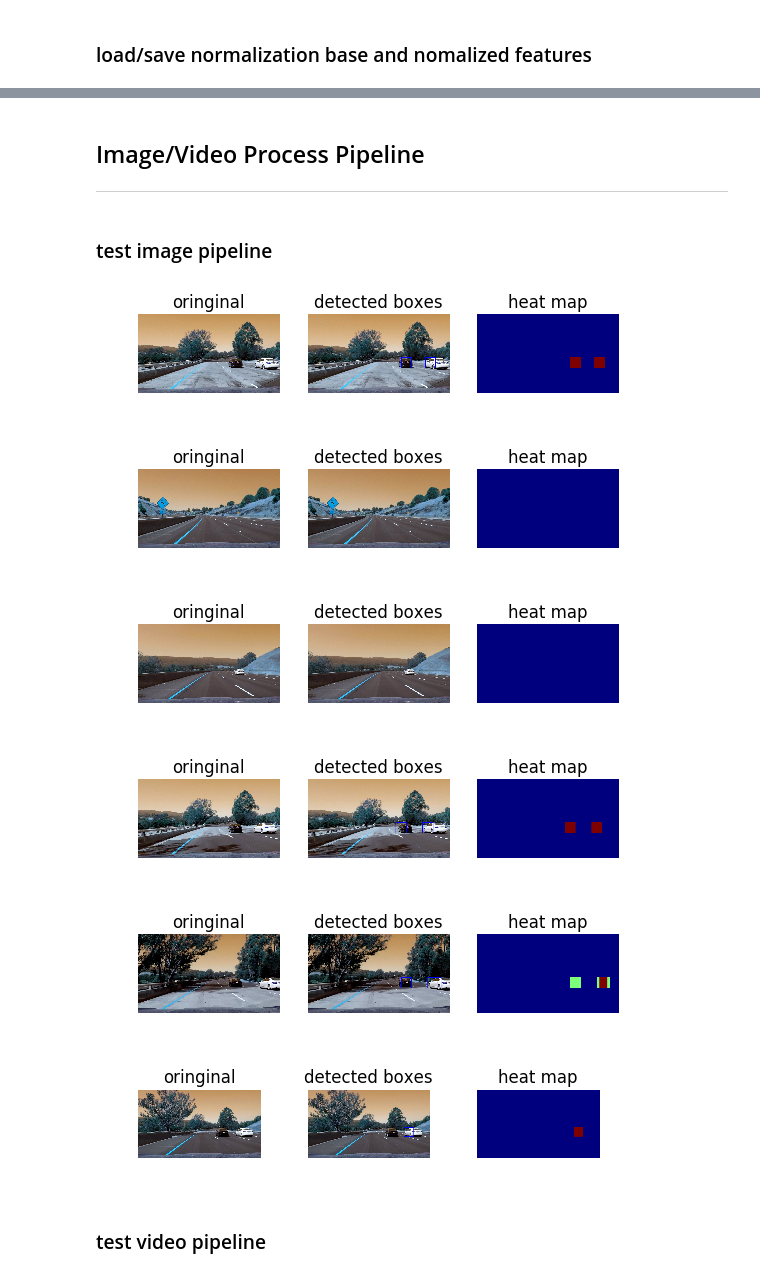
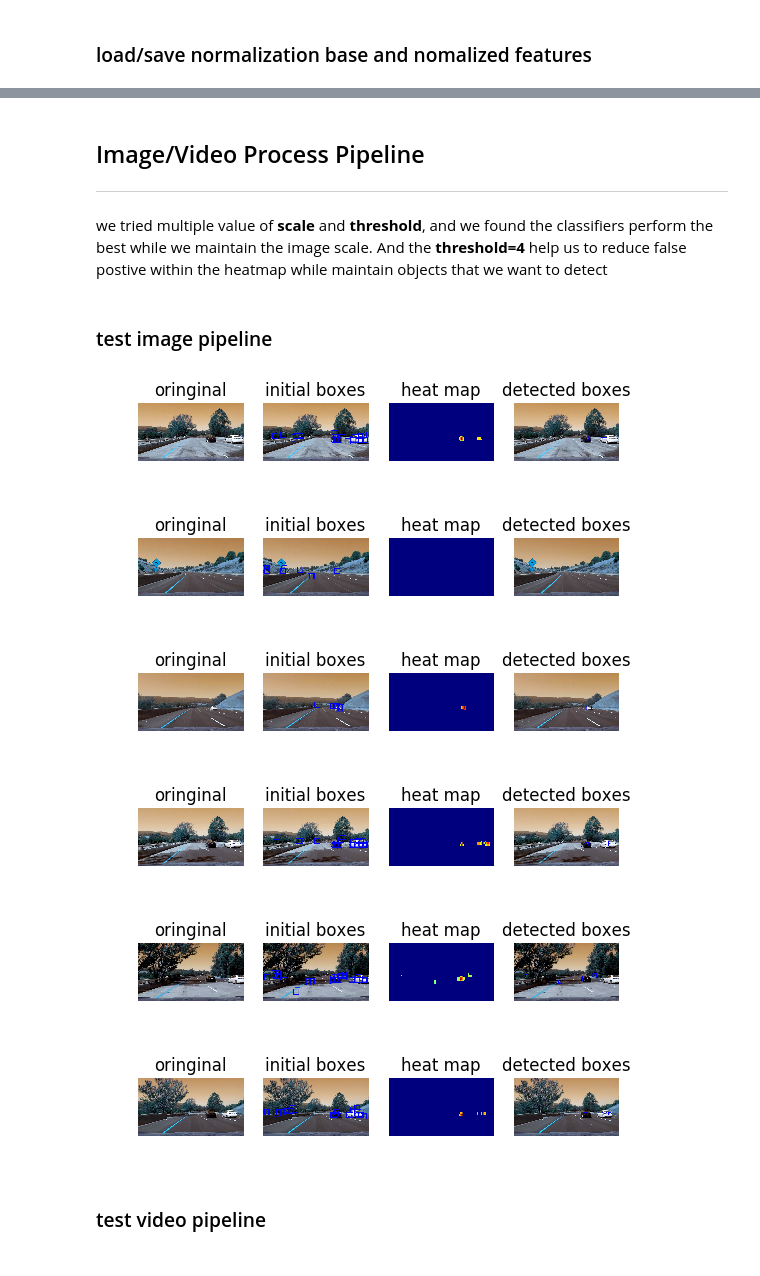
Before and after one commit to seanxwh/Udacity_self_driving_car, a Jupyter notebook: CarND-Vehicle-Detection/vehicle_detection.ipynb, the cells around one changed output, grey strips where cells are left out. Saved outputs shown, nothing was run; the diff lists cells and outputs as text; code cells hidden in the pictures.

```diff
--- a/CarND-Vehicle-Detection/vehicle_detection.ipynb
+++ b/CarND-Vehicle-Detection/vehicle_detection.ipynb
@@ -164,7 +105,7 @@ These parameter are mostly for tuning the model
 cspace='YCrCb'
 spatial_size=(32, 32)
 hist_bins=32
-orient = 12
+orient = 9
 pix_per_cell = 8
 cell_per_block = 2
 hog_channel = "ALL"
@@ -279,7 +329,7 @@ except:
 
 
     train_normalized_base, train_normalized_features = model_pipeline(X_train)
-    test_normalized_base, test_normalized_features = model_pipeline(X_test, train_normalized_base)
+    test_normalized_base, test_normalized_features = model_pipeline(X_test, train_normalized_base, False)
     save_pipelined_data = [train_normalized_base, train_normalized_features,
                            test_normalized_base, test_normalized_features]
 
@@ -354,13 +428,13 @@ There are three main functions in here
 
 **draw_box**: draw a box on the region that the heatmap identified
 # %%
-def find_cars(img, ystart, ystop, scale, svc, X_scaler,
+def find_cars(img, ystart, ystop, scale, model1, model2, X_scaler,
               orient=orient, pix_per_cell=pix_per_cell,
               cell_per_block=cell_per_block, spatial_size=spatial_size,
               hist_bins=hist_bins):
 
     draw_img = np.copy(img)
-    img = img.astype(np.float32)/255.0
+    img = img.astype(np.float32)/255
     img_tosearch = img[ystart:ystop,:,:]
     bounding_boxes = []
     ctrans_tosearch = convert_clr(img_tosearch, 'YCrCb')
@@ -379,7 +453,7 @@ def find_cars(img, ystart, ystop, scale, svc, X_scaler,
     # 64 was the orginal sampling rate, with 8 cells and 8 pix per cell
     window = 64
     nblocks_per_window = (window // pix_per_cell)-1
-    cells_per_step = 2  # Instead of overlap, define how many cells to step
+    cells_per_step = 2 # Instead of overlap, define how many cells to step
     nxsteps = (nxblocks - nblocks_per_window) // cells_per_step
     nysteps = (nyblocks - nblocks_per_window) // cells_per_step
 
@@ -409,11 +483,12 @@ def find_cars(img, ystart, ystop, scale, svc, X_scaler,
             hist_features = color_hist(subimg, nbins=hist_bins)
 
             # Scale features and make a prediction
-            test_features = X_scaler.transform(np.hstack((spatial_features, hist_features, hog_features)).reshape(1, -1))
-            #test_features = X_scaler.transform(np.hstack((shape_feat, hist_feat)).reshape(1, -1))
-            test_prediction = svc.predict(test_features)
+            test_features = X_scaler.transform(np.hstack((spatial_features, hist_features, hog_features)))
 
-            if test_prediction == 1:
+            model1_prediction = model1.predict(test_features)
+            model2_prediction = model2.predict(test_features)
+
+            if model1_prediction==1 and model2_prediction==1:
                 xbox_left = np.int(xleft*scale)
                 ytop_draw = np.int(ytop*scale)
                 win_draw = np.int(window*scale)
@@ -421,7 +496,6 @@ def find_cars(img, ystart, ystop, scale, svc, X_scaler,
                 bounding_boxes.append(((xbox_left, ytop_draw+ystart),(xbox_left+win_draw,ytop_draw+win_draw+ystart)))
 
     return draw_img,bounding_boxes
-
 
 
 
@@ -456,19 +530,21 @@ def draw_labeled_bboxes(img, labels):
         cv2.rectangle(img, bbox[0], bbox[1], (0,0,255), 6)
     # Return the image
     return img
-# %% [markdown]
-## Image/Video Process Pipeline
-----
+# %% [markdown]
+## Image/Video Process Pipeline
+----
+we tried multiple value of **scale** and **threshold**, and we found the classifiers perform the best while we maintain the image scale. And the **threshold=4** help us to reduce false postive within the heatmap while maintain objects that we want to detect
 # %%
-def image_process_pipeline(image, svc=svc, model_scaler=train_normalized_base):
-    ystart = 400
+def image_process_pipeline(image, model1=svc, model2=nn,
+                           model_scaler=train_normalized_base):
+    ystart = 350
     ystop = 656
-    scale = 1.5
-    threshold = 0.015
+    scale = 1
+    threshold = 4
 
     heat = np.zeros_like(image[:,:,0]).astype(np.float)
 
-    _, bounding_boxes = find_cars(image, ystart, ystop, scale, svc, model_scaler)
+    int_draw_pic, bounding_boxes = find_cars(image, ystart, ystop, scale, model1, model2, model_scaler)
 
     heat = add_heat(heat, bounding_boxes)
 
@@ -480,36 +556,36 @@ def image_process_pipeline(image, svc=svc, model_scaler=train_normalized_base):
 
     draw_img = draw_labeled_bboxes(np.copy(image), labels)
 
-    return draw_img, heatmap
+    return draw_img, heatmap, int_draw_pic
 
 def video_process_pipeline(image):
-    img, _ =image_process_pipeline(image)
+    img, _, _ =image_process_pipeline(image)
     return img
 # %% [markdown]
 ### test image pipeline
 # %%
 %matplotlib inline
 test_images_path = glob.glob('./test_images/*.jpg')
-titles = ["oringinal", "detected boxes" , "heat map"]
+titles = ["oringinal","initial boxes", "heat map", "detected boxes"]
 
 for ix, path in enumerate(test_images_path):
     image = read_img(path)
-    draw_img, heatmap = image_process_pipeline(image)
-    imgs = [image, draw_img, heatmap]
+    draw_img, heatmap,int_draw_pic = image_process_pipeline(image)
+    imgs = [image, int_draw_pic, heatmap, draw_img]
     fig = plt.figure()
     for ix2, img in enumerate(imgs):
-        fig.add_subplot(ix+1, 3, ix2+1)
+        fig.add_subplot(ix+1, 4, ix2+1)
         plt.axis('off')
         plt.title(titles[ix2])
         plt.imshow(img)
         plt.subplots_adjust(left=0.1, right=0.9, top=1.2, bottom=0)
 # %% [output]
-[figure, old version]
+[figure, new version]
-[figure, old version]
+[figure, new version]
-[figure, old version]
+[figure, new version]
-[figure, old version]
+[figure, new version]
-[figure, old version]
+[figure, new version]
-[figure, old version]
+[figure, new version]
 # %% [markdown]
 ### test video pipeline
 # %%
```
Also changed, not shown: parts of 18 cells of this notebook, 29 other files.
